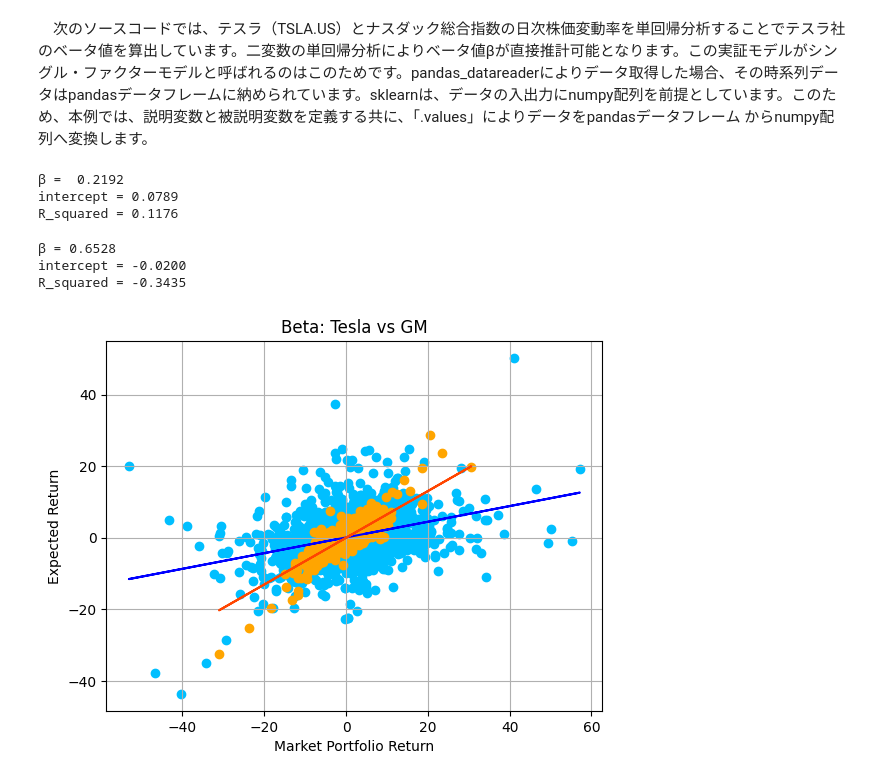
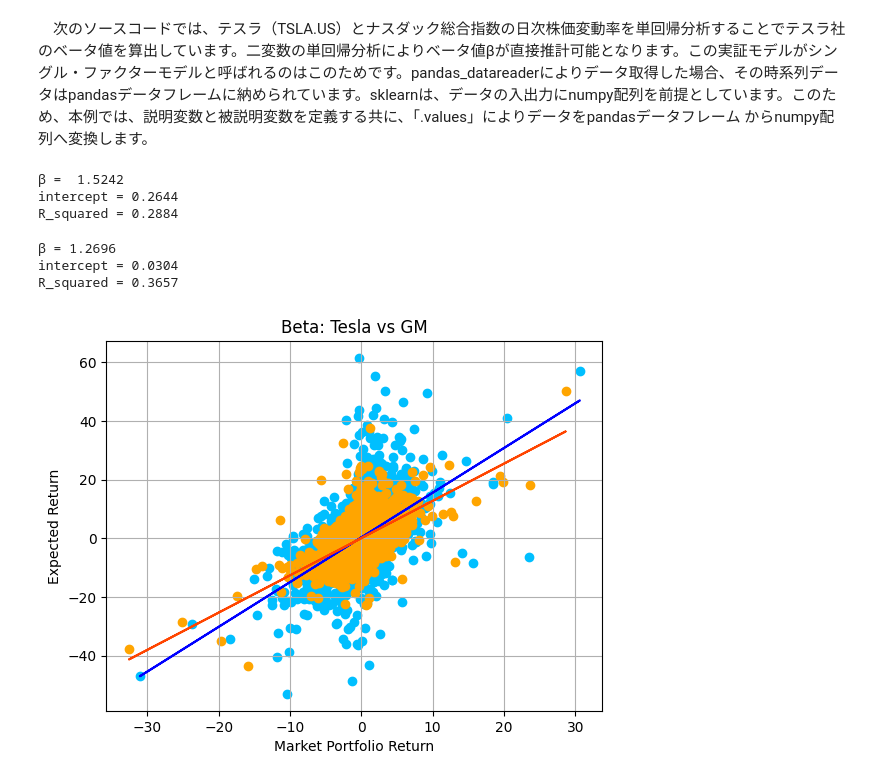
Before and after one commit to nagamamo/financial_data_science, a Jupyter notebook: 3_single_factor_model.ipynb, the cells around one changed output. Drawn from its saved outputs; the diff is of its cells as text; code cells hidden in the pictures.

```diff
--- a/3_single_factor_model.ipynb
+++ b/3_single_factor_model.ipynb
@@ -16,7 +16,7 @@ from sklearn.linear_model import LinearRegression #回帰分析用ライブラ
 # %%
 #[2]株価日次データの取得
 tickers=['TSLA','^IXIC','GM','^DJI']
-df = yf.download(tickers, start='2020-1-1', end='2026-4-30')
+df = yf.download(tickers, start='2012-1-1', end='2026-4-30')
 df = df['Close']
 df.head()
 # %% [markdown]
@@ -24,52 +24,61 @@ df.head()
 # %%
 #[3]前処理
 df = df.pct_change().dropna()*252 #前日比の算出 #日次の終値のみのデータフレーム
-company_list=['Tesla','Nasdaq','GM','DowJones'] #変数名再定義
+company_list=['GM','Tesla','DowJones','Nasdaq'] #変数名再定義
 df.columns = company_list
 df.describe() #記述統計量の算出
 df.head()
 # %% [markdown]
 　次のソースコードでは、テスラ（TSLA.US）とナスダック総合指数の日次株価変動率を単回帰分析することでテスラ社のベータ値を算出しています。二変数の単回帰分析によりベータ値βが直接推計可能となります。この実証モデルがシングル・ファクターモデルと呼ばれるのはこのためです。pandas_datareaderによりデータ取得した場合、その時系列データはpandasデータフレームに納められています。sklearnは、データの入出力にnumpy配列を前提としています。このため、本例では、説明変数と被説明変数を定義する共に、「.values」によりデータをpandasデータフレーム からnumpy配列へ変換します。
 # %%
-#[4]ベータ値の推計：テスラ社
+import numpy as np # numpyがまだインポートされていない可能性を考慮
+
 lr1 = LinearRegression()#最小二乗法推計を定義
 X = df[['Nasdaq']].values #説明変数の定義と配列変換
 Y = df[['Tesla']].values #被説明変数の定義と配列変換
-X1=np.delete(X,0,0)#Numpy配列の欠損値除去
-Y1=np.delete(Y,0,0)#Numpy配列の欠損値の除去
-lr1.fit(X1, Y1)#理論値の導出
+
+# 非有限値（inf, -inf, NaN）を含む行をフィルタリング
+finite_mask = np.isfinite(X).flatten() & np.isfinite(Y).flatten()
+X_filtered = X[finite_mask].reshape(-1, 1)
+Y_filtered = Y[finite_mask].reshape(-1, 1)
+
+lr1.fit(X_filtered, Y_filtered)
 print('β =  %.4f'% lr1.coef_[0][0])#小数点以下4桁で係数値表示
 print('intercept = %.4f'% lr1.intercept_[0])#定数項
-print('R_squared = %.4f '% lr1.score(X1,Y1))#決定係数
+print('R_squared = %.4f '% lr1.score(X_filtered,Y_filtered))#決定係数
 # %% [output]
-β =  0.2192
-intercept = 0.0789
-R_squared = 0.1176
+β =  1.5242
+intercept = 0.2644
+R_squared = 0.2884
 # %%
 #[5]ベータ値の推計：GM
 lr2 = LinearRegression()
 Z = df[['DowJones']].values
 W = df[['GM']].values
-X2=np.delete(Z,0,0)
-Y2=np.delete(W,0,0)
-lr2.fit(X2, Y2)
+
+# 非有限値（inf, -inf, NaN）を含む行をフィルタリング
+finite_mask_gm = np.isfinite(Z).flatten() & np.isfinite(W).flatten()
+Z_filtered = Z[finite_mask_gm].reshape(-1, 1)
+W_filtered = W[finite_mask_gm].reshape(-1, 1)
+
+lr2.fit(Z_filtered, W_filtered)
 print('β = %.4f'% lr2.coef_[0][0])
 print('intercept = %.4f'% lr2.intercept_[0])
-print('R_squared = %.4f '% lr2.score(X1,Y1))
+print('R_squared = %.4f '% lr2.score(Z_filtered, W_filtered))
 # %% [output]
-β = 0.6528
-intercept = -0.0200
-R_squared = -0.3435
+β = 1.2696
+intercept = 0.0304
+R_squared = 0.3657
 # %%
 #[6]可視化
-plt.scatter(X1,Y1,color ='deepskyblue')#原データのプロット（テスラ、ナスダック）
-plt.plot(X1, lr1.predict(X1), color = 'blue')#理論直線のプロット
-plt.scatter(X2, Y2, color = 'orange') #原データのプロット（GM、ダウ平均）
-plt.plot(X2, lr2.predict(X2), color = 'orangered') #理論直線をプロット
+plt.scatter(X_filtered, Y_filtered, color ='deepskyblue')#原データのプロット（テスラ、ナスダック）
+plt.plot(X_filtered, lr1.predict(X_filtered), color = 'blue')#理論直線のプロット
+plt.scatter(Z_filtered, W_filtered, color = 'orange') #原データのプロット（GM、ダウ平均）
+plt.plot(Z_filtered, lr2.predict(Z_filtered), color = 'orangered') #理論直線をプロット
 plt.title('Beta: Tesla vs GM')
 plt.xlabel('Market Portfolio Return') #横軸ラベル
 plt.ylabel('Expected Return') #縦軸ラベル
 plt.grid() #グリッド線表示
 plt.show()
 # %% [output]
-[figure, old version]
+[figure, new version]
```
